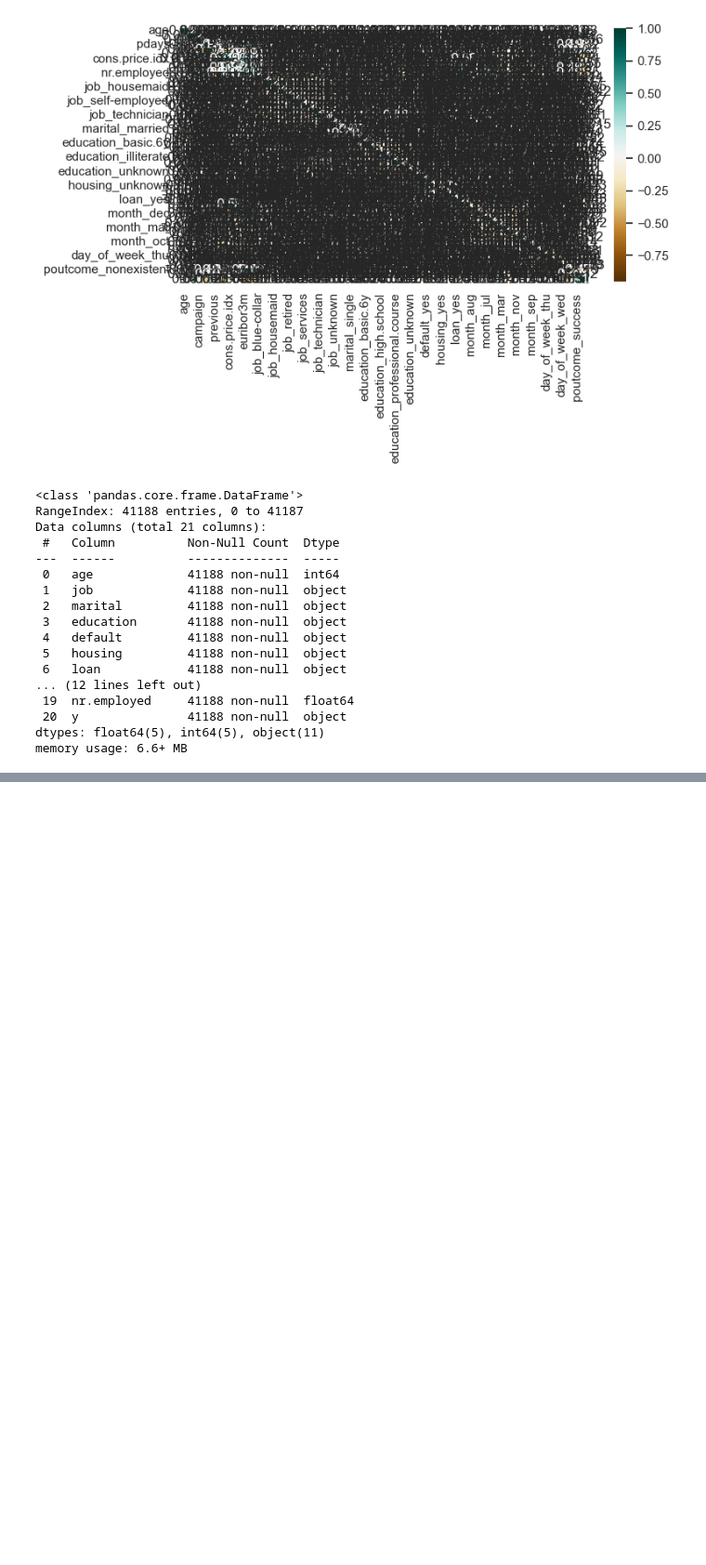
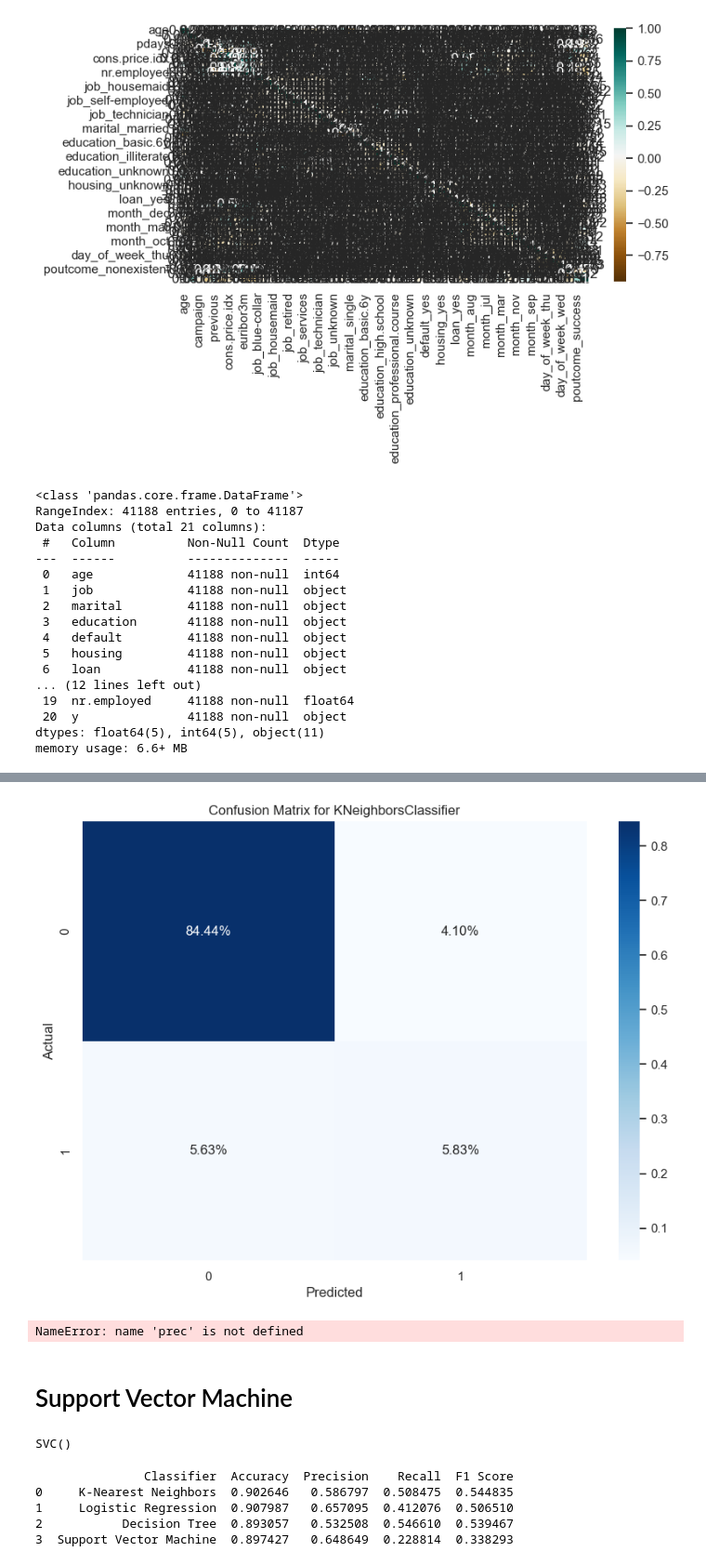
Before and after one commit to Soha1950/-Ass17.1, a Jupyter notebook: Untitled-checkpoint (1).ipynb, the cells around one changed output, grey strips where cells are left out. Shown: that part at 93% size. Cells and saved outputs as stored; diff of their text form; code cells hidden in the pictures; blank space fills up the shorter version.

```diff
--- a/Untitled-checkpoint (1).ipynb
+++ b/Untitled-checkpoint (1).ipynb
@@ -454,0 +446,19 @@ ValueError: could not convert string to float: 'duration'
+# %%
+knn_eval =evaluate_model (knn, x_test, y_test)
+
+print(f'Accuracy: {knn_eval["Accuracy"]}')
+print(f'Precision: {knn_eval["Precision"]}')
+print(f'Recall: {knn_eval["Recall"]}')
+print(f'F1 Score: {knn_eval["F1 Score"]}')
+print(f'AUC: {knn_eval["AUC"]}')
+# %% [output]
+[figure, added]
+NameError: name 'prec' is not defined
+# %% [markdown]
+# Support Vector Machine
+# %%
+from sklearn.svm import SVC
+svc = SVC()
+svc.fit(x_train,y_train)
+# %% [output]
+SVC()
@@ -454,0 +483,57 @@ ValueError: could not convert string to float: 'duration'
+# %%
+# Assuming df_encoded is your DataFrame and 'y' is the target column
+feature = df_encoded.drop('y', axis=1)
+target = df_encoded['y']
+
+# Split the data into training and testing sets
+x_train, x_test, y_train, y_test = train_test_split(
+    feature, target, shuffle=True, test_size=0.2, random_state=1
+)
+
+# Define the classifiers
+classifiers = {
+    'K-Nearest Neighbors': KNeighborsClassifier(),
+    'Logistic Regression': LogisticRegression(max_iter=1000),
+    'Decision Tree': DecisionTreeClassifier(),
+    'Support Vector Machine': SVC()
+}
+
+# Dictionary to store the performance metrics
+performance_metrics = {
+    'Classifier': [],
+    'Accuracy': [],
+    'Precision': [],
+    'Recall': [],
+    'F1 Score': []
+}
+
+# Train and evaluate each classifier
+for name, clf in classifiers.items():
+    # Train the classifier
+    clf.fit(x_train, y_train)
+
+    # Predict on the test set
+    y_pred = clf.predict(x_test)
+
+    # Calculate performance metrics
+    accuracy = accuracy_score(y_test, y_pred)
+    precision = precision_score(y_test, y_pred, average='binary')  # Change 'binary' to 'macro' or 'weighted' if multi-class
+    recall = recall_score(y_test, y_pred, average='binary')        # Change 'binary' to 'macro' or 'weighted' if multi-class
+    f1 = f1_score(y_test, y_pred, average='binary')                # Change 'binary' to 'macro' or 'weighted' if multi-class
+
+    # Store the metrics
+    performance_metrics['Classifier'].append(name)
+    performance_metrics['Accuracy'].append(accuracy)
+    performance_metrics['Precision'].append(precision)
+    performance_metrics['Recall'].append(recall)
+    performance_metrics['F1 Score'].append(f1)
+
+# Create a DataFrame to display the results
+performance_df = pd.DataFrame(performance_metrics)
+print(performance_df)
+# %% [output]
+               Classifier  Accuracy  Precision    Recall  F1 Score
+0     K-Nearest Neighbors  0.902646   0.586797  0.508475  0.544835
+1     Logistic Regression  0.907987   0.657095  0.412076  0.506510
+2           Decision Tree  0.893057   0.532508  0.546610  0.539467
+3  Support Vector Machine  0.897427   0.648649  0.228814  0.338293
```
Also changed, not shown: parts of 21 cells of this notebook.
